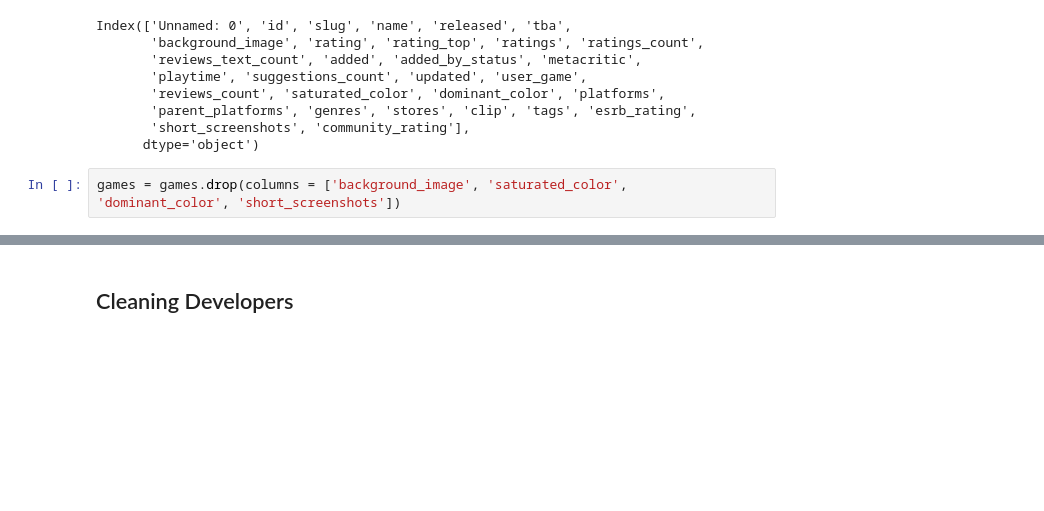
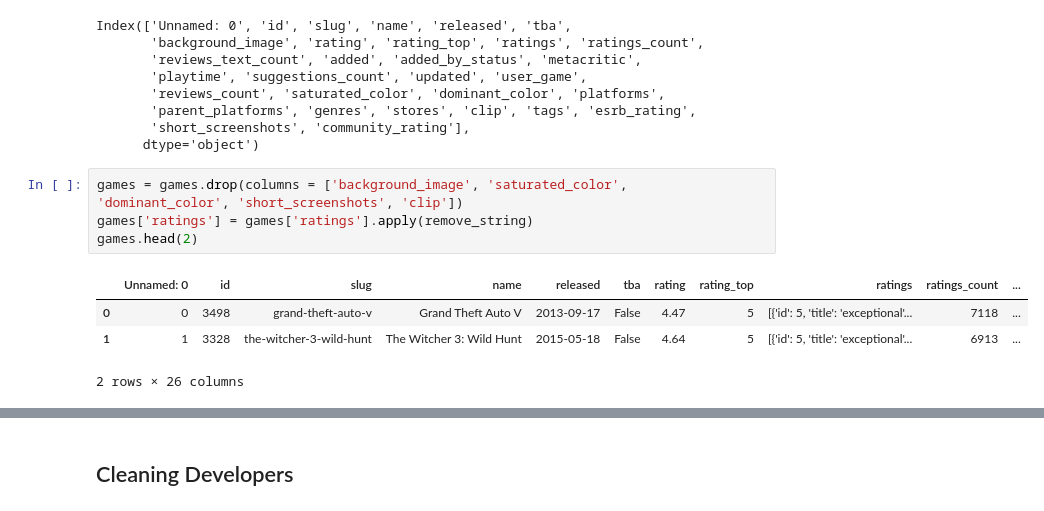
Before and after one commit to GetGubbz/Video-Game-Capstone, a Jupyter notebook: notebooks/RAWG_Data_Exploration.ipynb, the cells around one changed output, grey strips where cells are left out. Saved outputs shown, nothing was run; the diff lists cells and outputs as text; blank space fills up the shorter version.

```diff
--- a/notebooks/RAWG_Data_Exploration.ipynb
+++ b/notebooks/RAWG_Data_Exploration.ipynb
@@ -69,4 +43,11 @@ Index(['Unnamed: 0', 'id', 'slug', 'name', 'released', 'tba',
        'short_screenshots', 'community_rating'],
       dtype='object')
 # %%
-games = games.drop(columns = ['background_image', 'saturated_color', 'dominant_color', 'short_screenshots'])
+games = games.drop(columns = ['background_image', 'saturated_color', 'dominant_color', 'short_screenshots', 'clip'])
+games['ratings'] = games['ratings'].apply(remove_string)
+games.head(2)
+# %% [output]
+|  | Unnamed: 0 | id | slug | name | released | tba | rating | rating_top | ratings | ratings_count | ... |
+| 0 | 0 | 3498 | grand-theft-auto-v | Grand Theft Auto V | 2013-09-17 | False | 4.47 | 5 | [{'id': 5, 'title': 'exceptional'... | 7118 | ... |
+| 1 | 1 | 3328 | the-witcher-3-wild-hunt | The Witcher 3: Wild Hunt | 2015-05-18 | False | 4.64 | 5 | [{'id': 5, 'title': 'exceptional'... | 6913 | ... |
+2 rows × 26 columns
```
Also changed, not shown: parts of 27 cells of this notebook.
